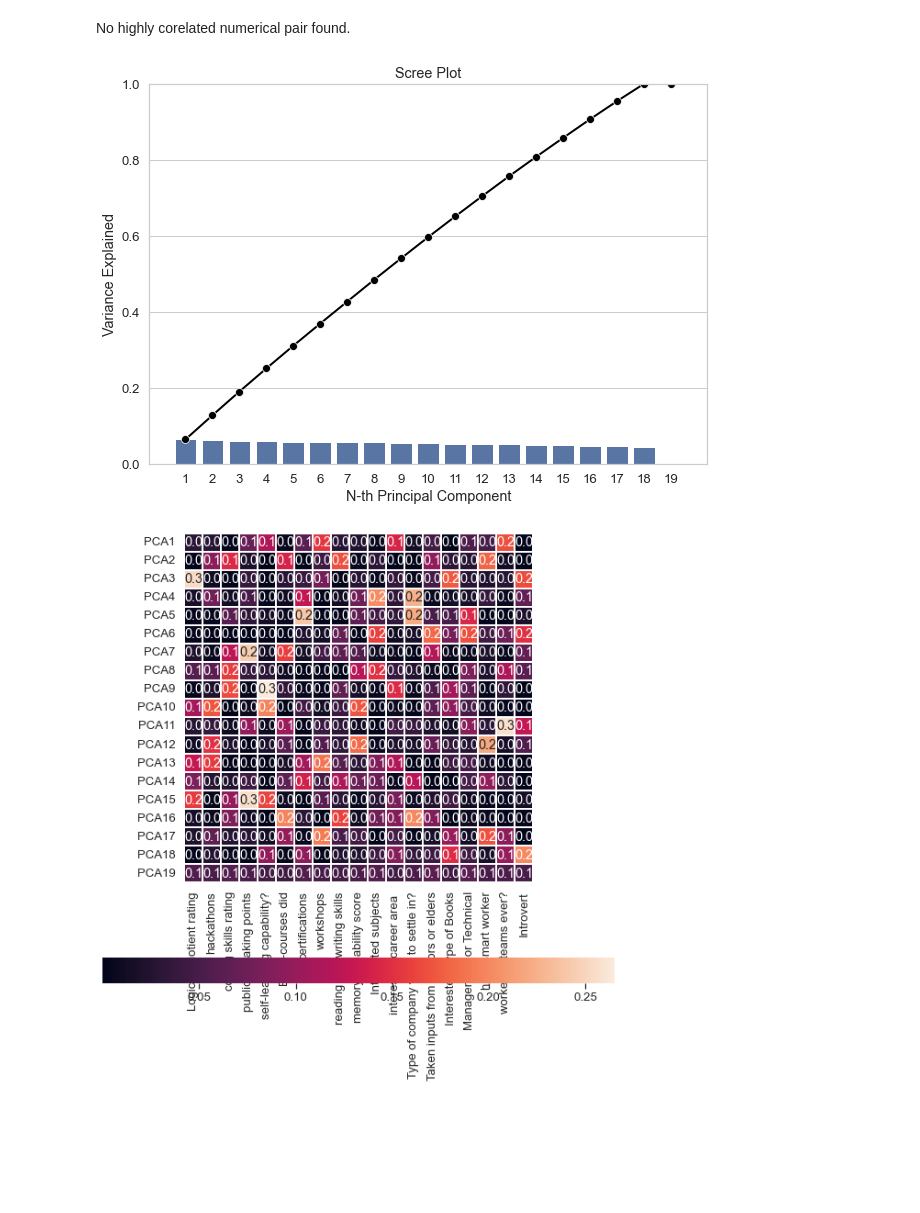
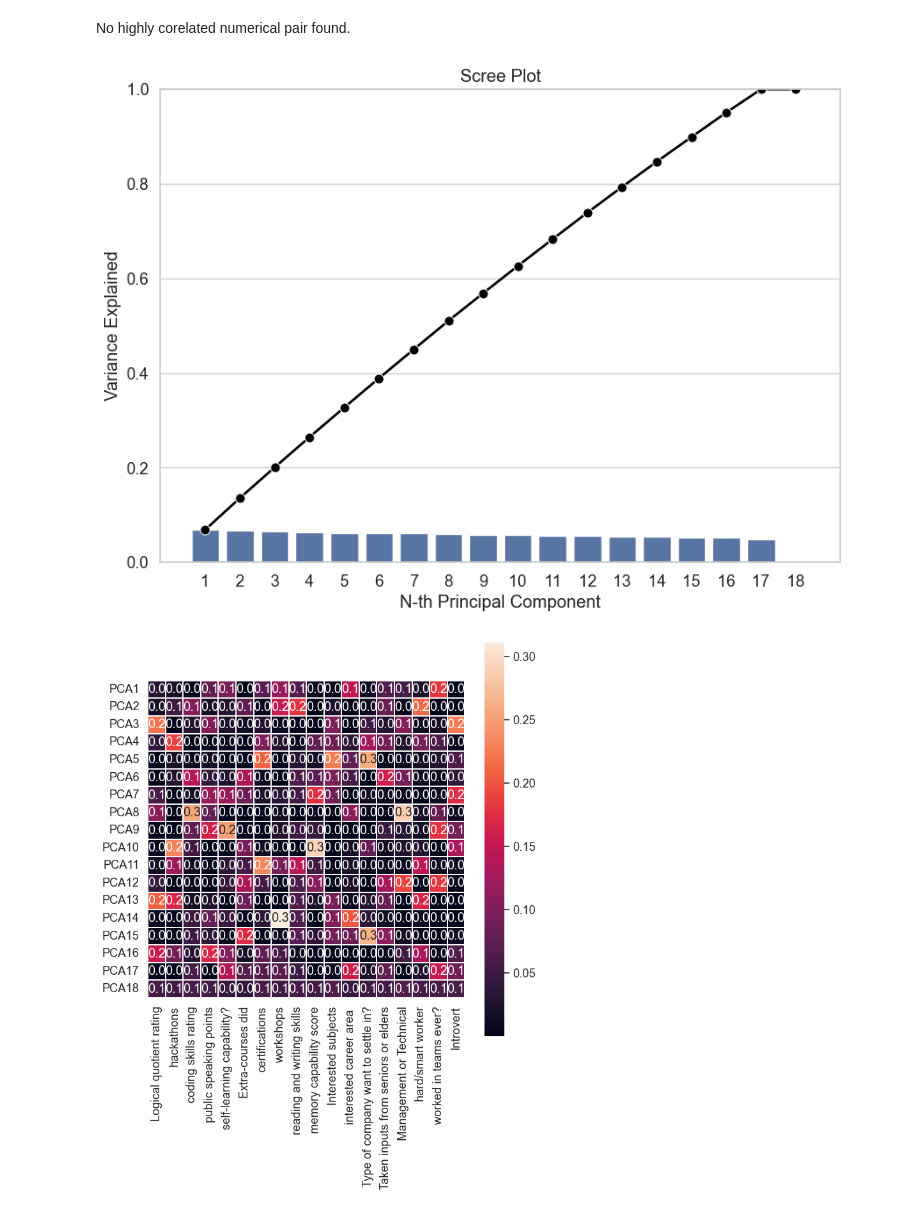
Before and after one commit to melikedulkadir/Career-Path-Predictor, a Jupyter notebook: Career-Path-Predictor.ipynb, the cells around one changed output. Saved outputs shown, nothing was run; the diff lists cells and outputs as text; code cells hidden in the pictures; blank space fills up the shorter version.

```diff
--- a/Career-Path-Predictor.ipynb
+++ b/Career-Path-Predictor.ipynb
@@ -181,14 +46,0 @@ for i in cols:
-# %%
-mycol = df[["reading and writing skills", "memory capability score"]]
-for i in mycol:
-    cleanup_nums = {i: {"poor": 0, "medium": 1, "excellent": 2}}
-    df = df.replace(cleanup_nums)
-
-category_cols = df[['certifications', 'workshops', 'Interested subjects', 'interested career area ', 'Type of company want to settle in?',
-                    'Interested Type of Books']]
-for i in category_cols:
-    df[i] = df[i].astype('category')
-    df[i] = df[i].cat.codes
-
-list = {"Management":0, "Technical":1, "hard worker":0, "smart worker":1}
-df = df.replace(list)
@@ -204,0 +174,2 @@ df.head()
+# %%
+cat_cols, num_cols, cat_but_car = grab_col_names(df)
@@ -204,0 +247,4 @@ df.head()
+# %%
+label_encoder = LabelEncoder()
+for cat_col in cat_cols:
+    df[cat_col]= label_encoder.fit_transform(df[cat_col])
@@ -218,10 +273,10 @@ pca.fit(df3)
 PC_components = np.arange(pca.n_components_) + 1
 # %%
 # Scree Plot
-_ = sns.set(style='whitegrid', font_scale=1.2)
+scree_plot = sns.set(style='whitegrid', font_scale=1.2)
 fig, ax = plt.subplots(figsize=(10, 7))
-_ = sns.barplot(x=PC_components, y=pca.explained_variance_ratio_, color='b')
-_ = sns.lineplot(x=PC_components-1, y=np.cumsum(pca.explained_variance_ratio_), color='black', linestyle='-', linewidth=2, marker='o', markersize=8)
+scree_plot = sns.barplot(x=PC_components, y=pca.explained_variance_ratio_, color='b')
+scree_plot = sns.lineplot(x=PC_components-1, y=np.cumsum(pca.explained_variance_ratio_), color='black', linestyle='-', linewidth=2, marker='o', markersize=8)
 
 plt.title('Scree Plot')
 plt.xlabel('N-th Principal Component')
@@ -231,18 +286,18 @@ plt.show()
 #As you see after 18 feature relation, there is no change in data explainability.
 #Which means we can use 18 feature to explain our data.
 # %% [output]
-[figure, old version]
+[figure, new version]
 # %%
 # Feature Weight
-fig, ax = plt.subplots(figsize=(10,10))
-_ = sns.heatmap(pca.components_**2,
+fig, ax = plt.subplots(figsize=(8,8))
+feature_weight = sns.heatmap(pca.components_**2,
                 yticklabels=["PCA"+str(x) for x in range(1,pca.n_components_+1)],
                 xticklabels=(df3.columns),
                 ax = ax,
                 annot=True,
                 fmt='.1f',
                 square=True,
                 linewidths=0.05,
-                cbar_kws={"orientation": "horizontal"})
+                cbar_kws={"orientation": "vertical"})
 # %% [output]
-[figure, old version]
+[figure, new version]
```
Also changed, not shown: parts of 49 cells of this notebook.
